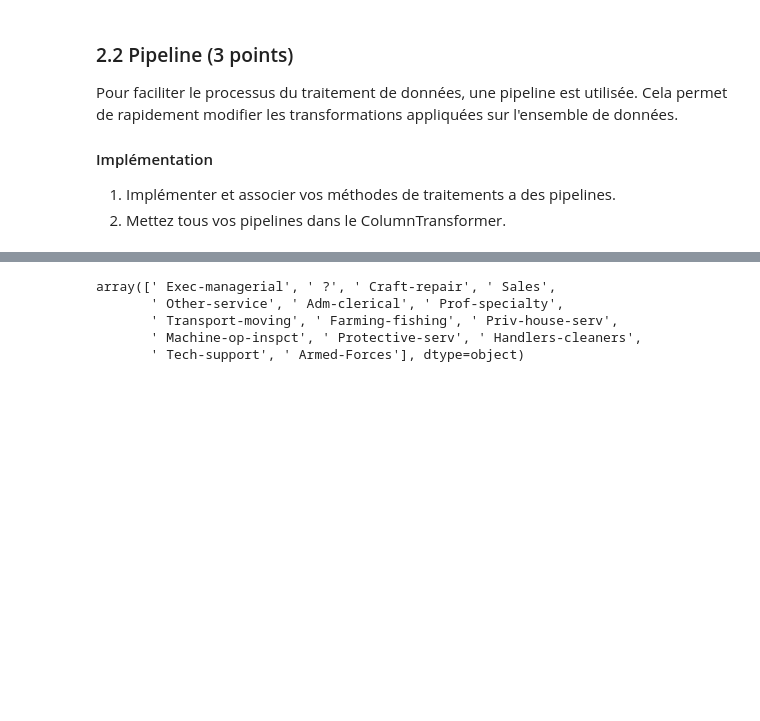
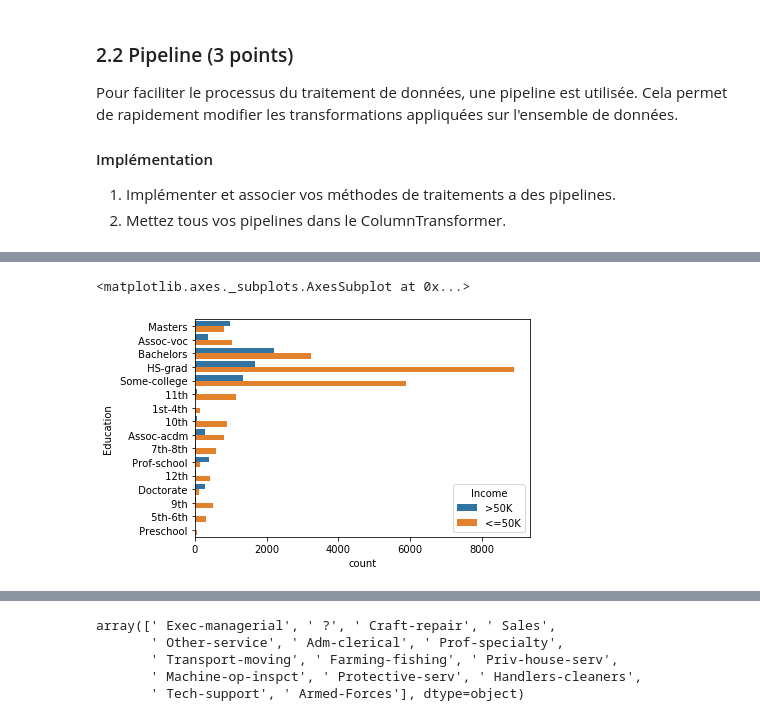
Before and after one commit to KacemKhaled/INF8215-Machine-Learning, a Jupyter notebook: TP3/TP3_INF8215.ipynb, the cells around one changed output, grey strips where cells are left out. Drawn from its saved outputs; the diff is of its cells as text; code cells hidden in the pictures; blank space fills up the shorter version.

```diff
--- a/TP3/TP3_INF8215.ipynb
+++ b/TP3/TP3_INF8215.ipynb
@@ -706,0 +722,5 @@ class LabelEncoderP(LabelEncoder):
+# %%
+countplot(y='Education', hue='Income', data = cat_attributes)
+# %% [output]
+<matplotlib.axes._subplots.AxesSubplot at 0x...>
+[figure, added]
```
Also changed, not shown: parts of 12 cells of this notebook.
